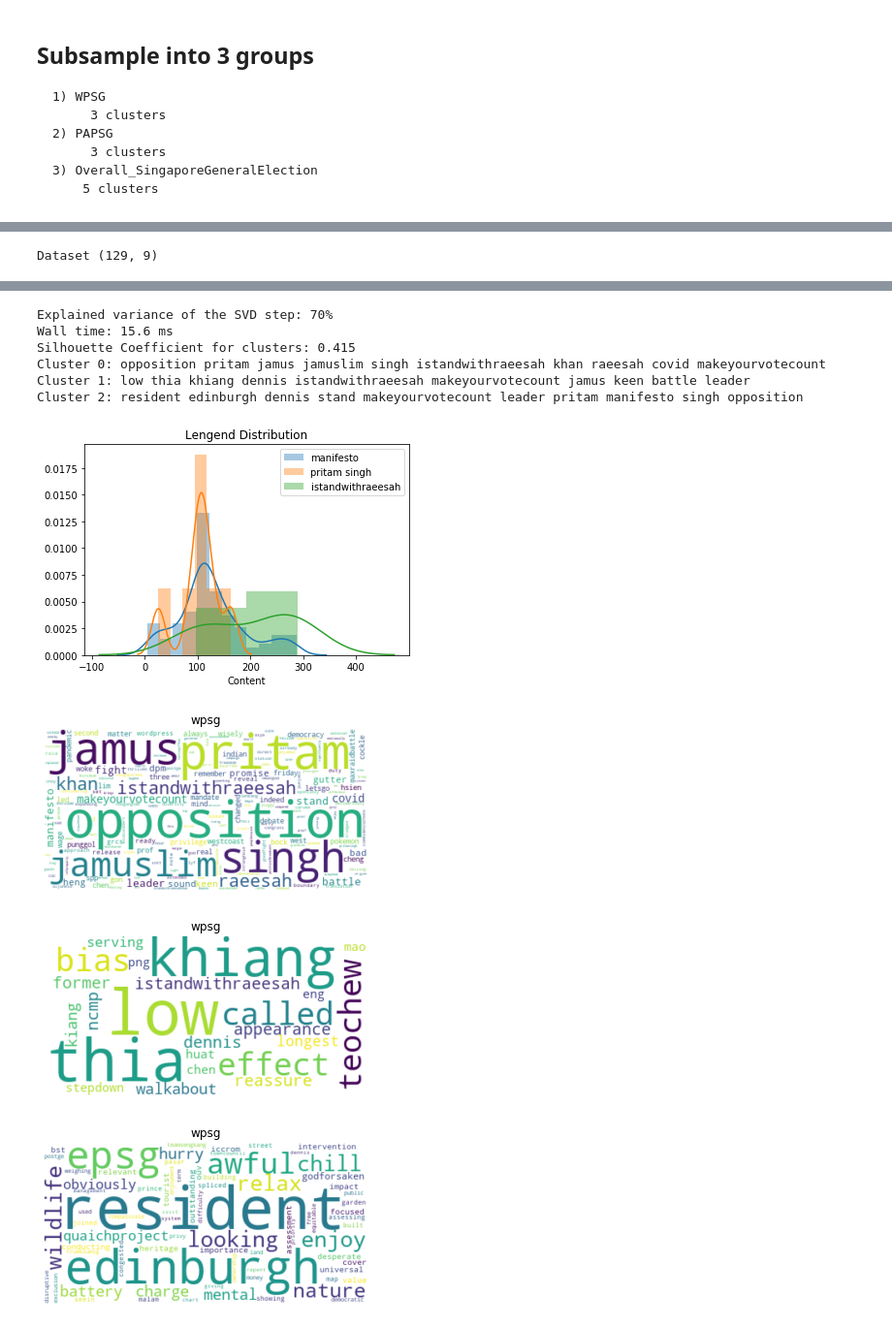
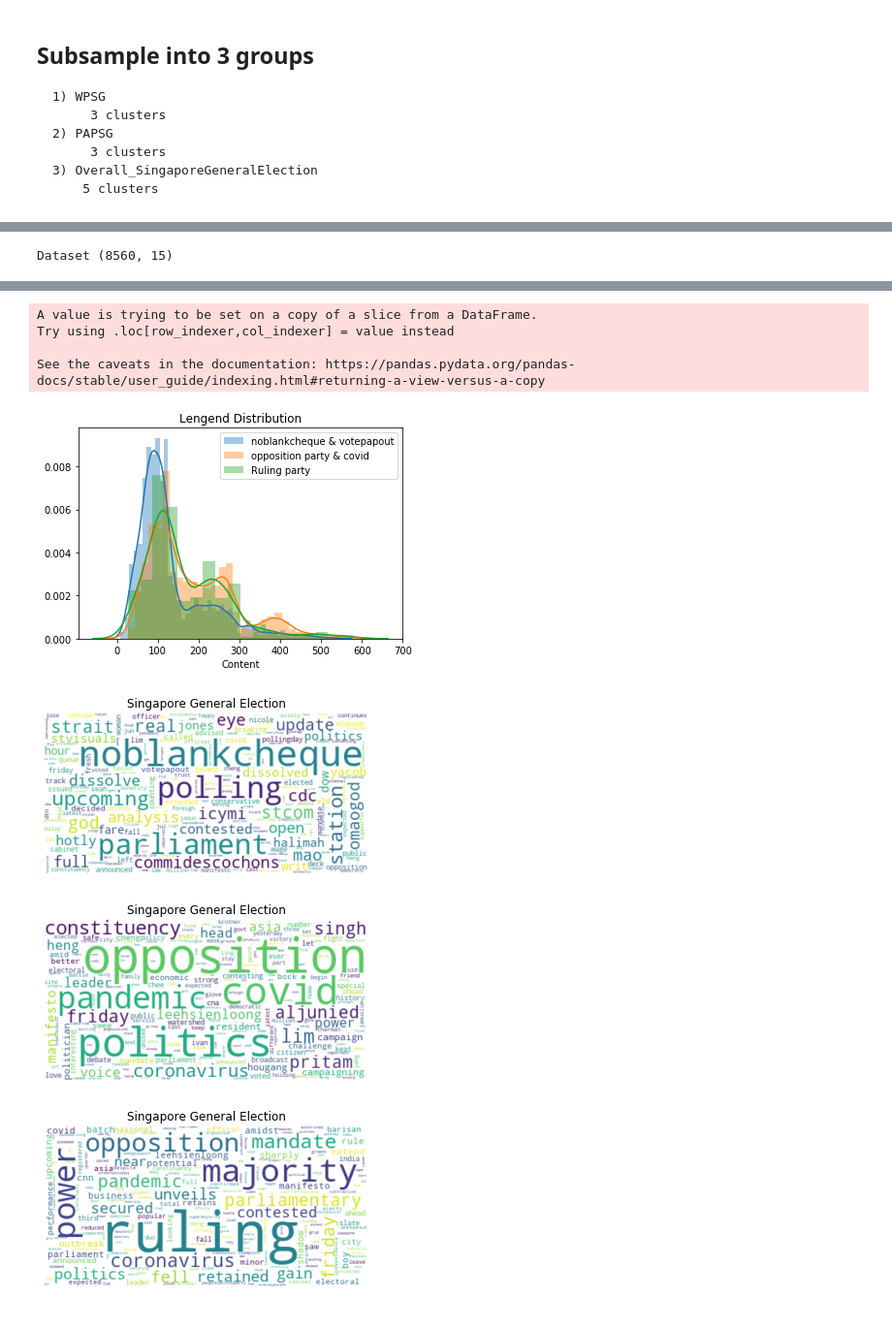
Before and after one commit to thuyazawnaing/K6312-GE2020SG, a Jupyter notebook: code/5.TopicModelling_EDA.ipynb, the cells around one changed output, grey strips where cells are left out. Shown: that part at 97% size. Cells and saved outputs as stored; diff of their text form; code cells hidden in the pictures.

```diff
--- a/code/5.TopicModelling_EDA.ipynb
+++ b/code/5.TopicModelling_EDA.ipynb
@@ -23,7 +23,7 @@ from sklearn import metrics
 from sklearn.cluster import KMeans
 # %%
 # Read data
-df = pd.read_csv('../data/clean_data/clean_data.csv')
+df = pd.read_csv('../data/clean_data/clean_data_annotated.csv')
 # %%
 ## prerequisite
 #python -m spacy download en_core_web_sm
@@ -76,7 +78,7 @@ def preprocess_nltk(text):
     return(tokens_clean)
 def preprocess_spacy(text, remove_stopwords=True, stem_words=False, punctuations=punctuation):
     # use spacy to do nlp process without parser and NER
-    doc = nlp(text, disable=['parser', 'ner'])
+    #doc = nlp(text, disable=['parser', 'ner'])
     tokens = [tok.lemma_.lower().strip() for tok in doc if tok.lemma_ != '-PRON-'] # reduce inflectional forms
     tokens = [tok for tok in tokens if tok not in mystopwords and tok not in punctuations]
     text = ' '.join(tokens)
@@ -99,6 +101,17 @@ def gen_wc(text,process_flag,title_txt):
     plt.title(title_txt)
     plt.axis("off")
     plt.show()
+def gene_wc(text,process_flag,title_txt):
+    if process_flag:tokens_clean = preprocess_nltk(text)
+    #if process_flag:tokens_clean = preprocess_spacy(text)
+    else : tokens_clean = text
+    fd_clean = nltk.FreqDist(tokens_clean)
+    wc2 = WordCloud(background_color="white")
+    wc2.generate(text)
+    plt.imshow(wc2, interpolation="bilinear")
+    plt.title(title_txt)
+    plt.axis("off")
+    plt.show()
 def print_terms(cm, num):
     original_space_centroids = svd.inverse_transform(cm.cluster_centers_)
     order_centroids = original_space_centroids.argsort()[:, ::-1]
@@ -108,6 +121,11 @@ def print_terms(cm, num):
         for ind in order_centroids[i, :10]:
             print(' %s' % terms[ind], end='')
         print()
+def print_topics(model, vectorizer, n_top_words):
+    words = vectorizer.get_feature_names()
+    for topic_idx, topic in enumerate(model.components_):
+        print("\nTopic #%d:" % topic_idx)
+        print(" ".join([words[i] for i in topic.argsort()[:-n_top_words - 1:-1]]))
 dict = {0: '0', 1: '1', 2: '2', 3: '3', 4: '4', 5: '5',
         6: '6'}
 cluster_labels = [ dict[c] for c in range(6)]
@@ -120,7 +138,7 @@ cluster_labels = [ dict[c] for c in range(6)]
     3) Overall_SingaporeGeneralElection
         5 clusters
 # %%
-cluster_grp1 ,cluster_grp2 ,cluster_grp3 = 3,3,5
+cluster_grp1 ,cluster_grp2 ,cluster_grp3 = 2,2,3
 df['Tag'] = df['Tag'].apply(transform)
 keys = df.Tag.value_counts().keys()
 mystopwords = mystopwords + keys.tolist()
@@ -147,7 +276,7 @@ Name: Tag, dtype: int64
 # %%
-sel_df = df[(df['Tag']=='wpsg')]
+sel_df = df[(df['Tag']!='wpsg') & (df['Tag']!='papsingapore')]
 print("Dataset {}".format(sel_df.shape))
-num_cluster = cluster_grp1
+num_cluster = cluster_grp3
 text=sel_df['Content']
 toks = text.apply(preprocess_nltk)
 vectorizer = TfidfVectorizer(max_df=0.4, max_features=1500,
@@ -160,27 +289,33 @@ normalizer = Normalizer(copy=False)
 lsa = make_pipeline(svd, normalizer)
 X_lsa = lsa.fit_transform(X)
 explained_variance = svd.explained_variance_ratio_.sum()
+print(" Topic Modelling using SVD & K-Mean")
 print("Explained variance of the SVD step: {}%".format(int(explained_variance * 100)))
 km = KMeans(n_clusters=num_cluster, init='k-means++', max_iter=1000, n_init=1,random_state=4321)
 %time km.fit(X_lsa)
 labels = df['Tag']
 print("Silhouette Coefficient for clusters: %0.3f"% metrics.silhouette_score(X_lsa, km.labels_))
+print_terms(km, num_cluster)
+print('')
+print(" Topic Modelling using LDA")
+lda = LDA(n_components=num_cluster, n_jobs=-1)
+lda.fit(X)
+print_topics(lda, vectorizer, 20)
 
-print_terms(km, num_cluster)
 cluster_labels = [ dict[c] for c in km.labels_]
 sel_df['class']= cluster_labels
 
 s1 = sel_df[sel_df['class'] == '0']['Content']
-sns.distplot(s1.str.len(), label='manifesto')
+sns.distplot(s1.str.len(), label='noblankcheque & votepapout')
 s2 = sel_df[sel_df['class'] == '1']['Content']
-sns.distplot(s2.str.len(), label='pritam singh')
+sns.distplot(s2.str.len(), label='opposition party & covid')
 s3 = sel_df[sel_df['class'] == '2']['Content']
-sns.distplot(s3.str.len(), label='istandwithraeesah')
+sns.distplot(s3.str.len(), label='Ruling party ')
 
 plt.title('Lengend Distribution')
 plt.legend()
 for i in range(1,num_cluster+1):
     plt.figure()
-    gen_wc(' '.join(eval('s%d'%(i))),True,'wpsg')
+    gen_wc(' '.join(eval('s%d'%(i))),True,'Singapore General Election')
 # %% [output]
-Dataset (129, 9)
+Dataset (8560, 15)
@@ -191,10 +340,8 @@ See the caveats in the documentation: https://pandas.pydata.org/pandas-docs/stab
-Explained variance of the SVD step: 70%
-Wall time: 15.6 ms
-Silhouette Coefficient for clusters: 0.415
-Cluster 0: opposition pritam jamus jamuslim singh istandwithraeesah khan raeesah covid makeyourvotecount
-Cluster 1: low thia khiang dennis istandwithraeesah makeyourvotecount jamus keen battle leader
-Cluster 2: resident edinburgh dennis stand makeyourvotecount leader pritam manifesto singh opposition
+A value is trying to be set on a copy of a slice from a DataFrame.
+Try using .loc[row_indexer,col_indexer] = value instead
+
+See the caveats in the documentation: https://pandas.pydata.org/pandas-docs/stable/user_guide/indexing.html#returning-a-view-versus-a-copy
-[figure, old version]
+[figure, new version]
-[figure, old version]
+[figure, new version]
-[figure, old version]
+[figure, new version]
-[figure, old version]
+[figure, new version]
```
Also changed, not shown: parts of 7 cells of this notebook, 2 other files.
